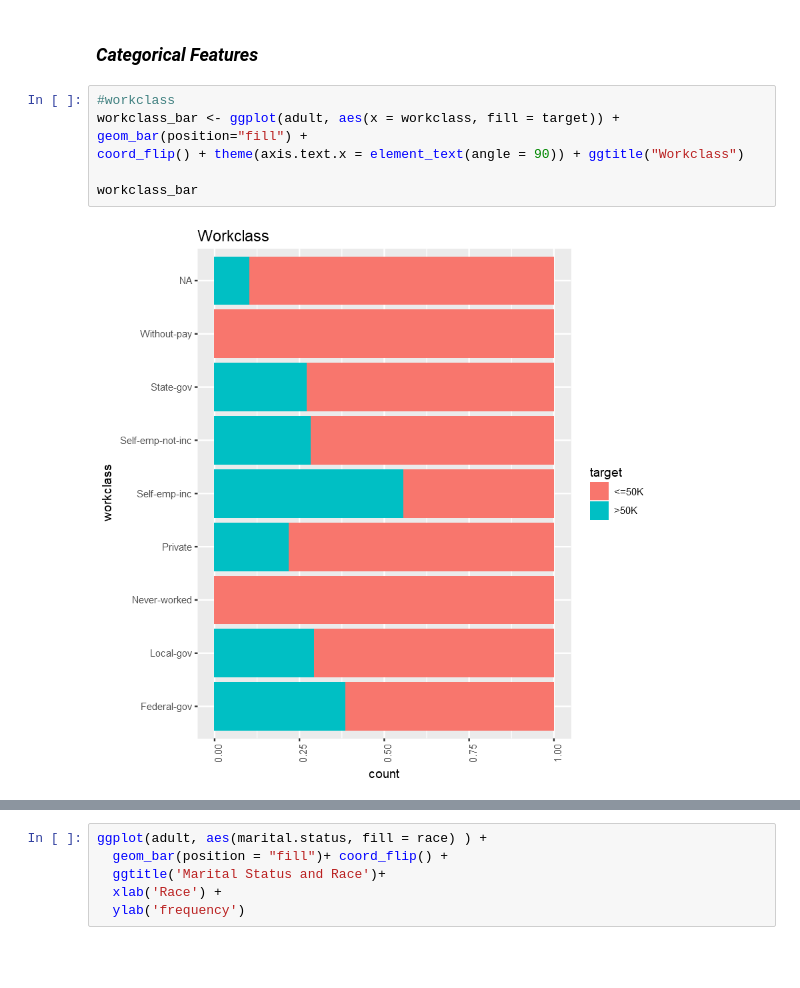
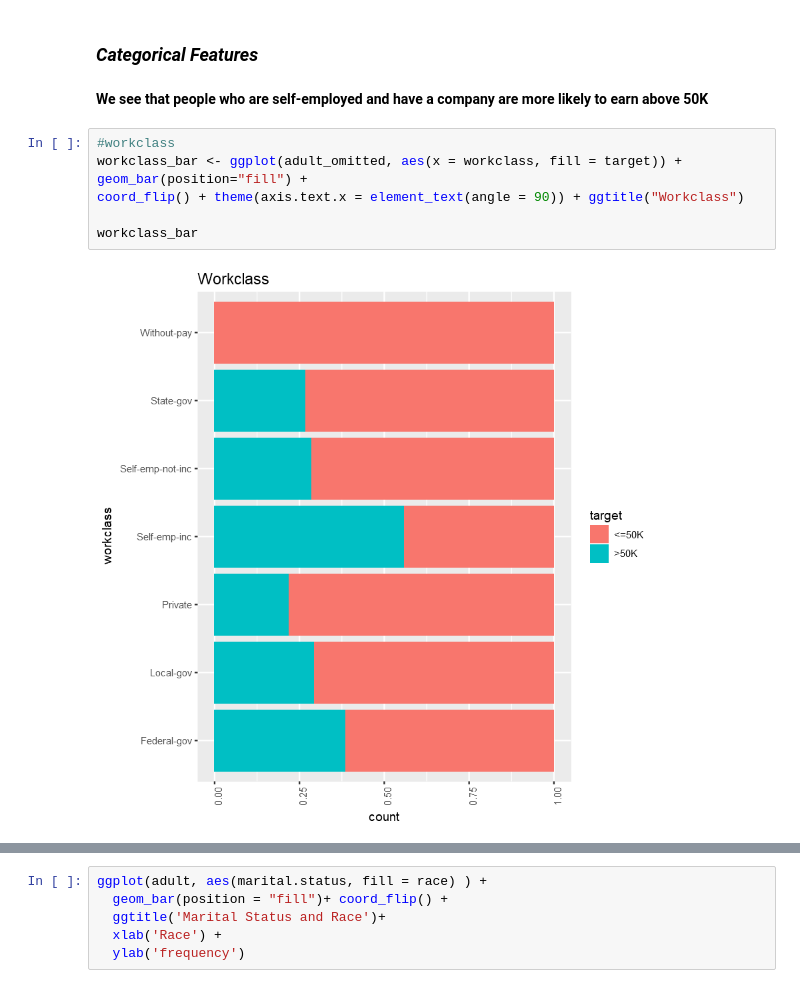
Before and after one commit to MElHuseyni/Predict-Income-using-US-Census-Data, a Jupyter notebook: Exploratory Data Analysis in R.ipynb, the cells around one changed output, grey strips where cells are left out. Drawn from its saved outputs; the diff is of its cells as text; blank space fills up the shorter version.

```diff
--- a/Exploratory Data Analysis in R.ipynb
+++ b/Exploratory Data Analysis in R.ipynb
@@ -371,11 +302,13 @@ education_num_density
 [figure]
 # %% [markdown]
 ### *Categorical Features*
+# %% [markdown]
+**We see that people who are self-employed and have a company are more likely to earn above 50K**
 # %%
 #workclass
-workclass_bar <- ggplot(adult, aes(x = workclass, fill = target)) + geom_bar(position="fill") +
+workclass_bar <- ggplot(adult_omitted, aes(x = workclass, fill = target)) + geom_bar(position="fill") +
 coord_flip() + theme(axis.text.x = element_text(angle = 90)) + ggtitle("Workclass")
 
 workclass_bar
 # %% [output]
-[figure, old version]
+[figure, new version]
```
Also changed, not shown: parts of 19 cells of this notebook.
